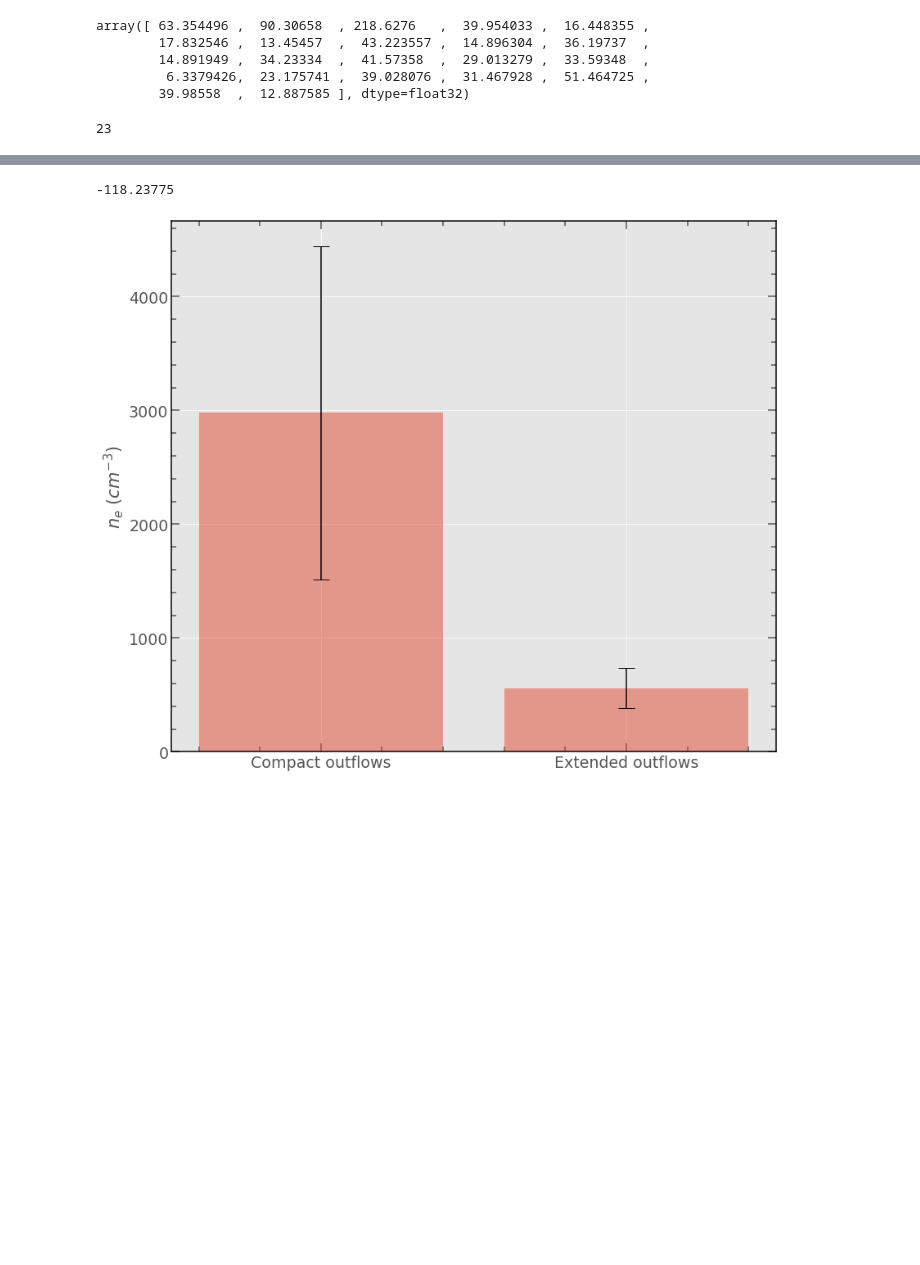
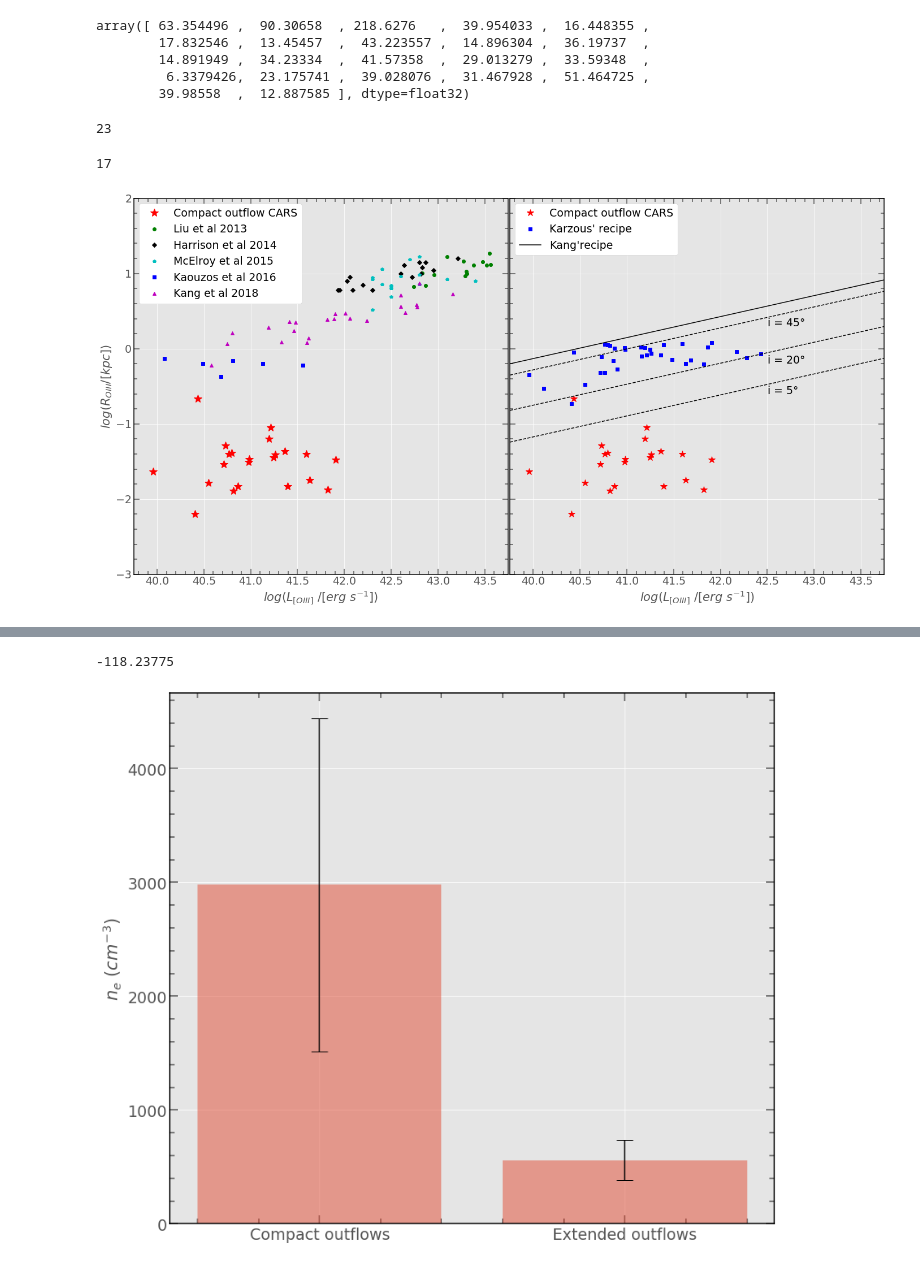
Before and after one commit to astrmainak/mainaksingha1, a Jupyter notebook: Result Plots Paper 1.ipynb, the cells around one changed output, grey strips where cells are left out. Drawn from its saved outputs; the diff is of its cells as text; code cells hidden in the pictures; blank space fills up the shorter version.

```diff
--- a/Result Plots Paper 1.ipynb
+++ b/Result Plots Paper 1.ipynb
@@ -222,6 +220,12 @@ len(log_L_OIII_kang_raw)
 # %%
 log_L_OIII_karouzos_raw = np.array([40.08,41.56,40.81,40.68,41.13,40.49])
 offset_wing_karouzos_raw = np.array([0.74,0.60,0.69,0.43,0.63,0.64])
+# %%
+log_L_OIII_mcelroy_raw = np.array([42.3,42.5,42.5,42.8,42.4,42.8,42.3,42.7,42.4,43.4,42.8,42.6,42.5,42.3,43.1,42.5,42.5])
+offset_wing_mcelroy_raw = np.array([3.3,6.9,6.3,9.6,7.2,16.6,8.8,15.2,11.4,8.0,7.1,9.2,6.7,8.3,8.3,4.9,6.3])
+len(offset_wing_mcelroy_raw)
+# %% [output]
+17
 # %%
 a = (offset_wing_kang/1000)
 b = np.log10(a)
@@ -261,3 +268,55 @@ p = np.log10(o)
+# %%
+from matplotlib import gridspec
+
+plt.rcParams['axes.linewidth'] = 1.5
+plt.rcParams['axes.edgecolor'] = 'k'
+gs = gridspec.GridSpec(2,1, width_ratios=[1],height_ratios=[1,1])
+
+fig = plt.figure(figsize=(20,11))
+ax1 = fig.add_axes([0.06, 0.1, 0.46, 0.84]) # main axes
+ax2 = fig.add_axes([0.522, 0.1, 0.46, 0.84]) # main axes
+
+plt.setp(ax2.get_yticklabels(), visible=False)
+
+ax1.plot(compact_log_L_OIII_CARS,d,'r*',ms=15,label='Compact outflow CARS')
+ax1.plot(log_L_OIII_liu,l,'go',label='Liu et al 2013')
+ax1.plot(log_L_OIII_harrison,j,'kD',label='Harrison et al 2014')
+ax1.plot(log_L_OIII_mcelroy_raw,r,'cp',label='McElroy et al 2015')
+ax1.plot(log_L_OIII_karouzos_raw,p,'bs',label='Kaouzos et al 2016')
+ax1.plot(log_L_OIII_kang_raw,n,'m^',label='Kang et al 2018')
+ax1.set_xlabel('$log(L_{[OIII]}\  /[erg\ s^{-1}]$)',fontsize=21)
+ax1.set_ylabel(r'$log(R_{OIII}/[kpc])$', fontsize=21)
+ax1.tick_params(axis='both',which='both',direction='in',width=1.5,labelsize=19)
+ax1.tick_params(axis='both',which='major',direction='in',width=1.5,bottom=True,left=True,right=True,top=True,length=10)
+ax1.tick_params(axis='both',which='minor',direction='in',width=1.5,bottom=True,left=True,right=True,top=True,length=6)
+ax1.minorticks_on()
+ax1.legend(facecolor='white', framealpha=1, fontsize=19, loc='upper left')
+ax1.set_ylim(-3,2)
+ax1.set_xlim(39.75,43.75)
+
+ax2.plot(compact_log_L_OIII_CARS,d,'r*',ms=12,label='Compact outflow CARS')
+#ax1.plot(log_L_OIII_liu,l,'go',label='Liu et al 2013')
+#ax1.plot(log_L_OIII_harrison,j,'kD',label='Harrison et al 2014')
+ax2.plot(log_L_OIII_CARS,f,'bs',label="Karzous' recipe")
+ax2.plot(log_L_OIII,b,'k-',label="Kang'recipe")
+ax2.plot(log_L_OIII,b1,'k--')#,label='Kang et al 2018 5 degree inclination')
+ax2.plot(log_L_OIII,b2,'k--')#,label='Kang et al 2018 30 degree inclination')
+ax2.plot(log_L_OIII,b3,'k--')#,label='Kang et al 2018 45 degree inclination')
+ax2.set_xlabel('$log(L_{[OIII]}\  /[erg\ s^{-1}]$)',fontsize=21)
+ax2.annotate(r'i = $45\degree$',xy=(42.5,0.26),xytext=(42.5,0.3),fontsize=19)
+ax2.annotate(r'i = $20\degree$',xy=(42.5,-0.26),xytext=(42.5,-0.2),fontsize=19)
+ax2.annotate(r'i = $5\degree$',xy=(42.5,-0.66),xytext=(42.5,-0.6),fontsize=19)
+ax2.tick_params(axis='both',which='both',direction='in',width=1.5,labelsize=19)
+ax2.tick_params(axis='both',which='major',direction='in',width=1.5,bottom=True,left=True,right=True,top=True,length=10)
+ax2.tick_params(axis='both',which='minor',direction='in',width=1.5,bottom=True,left=True,right=True,top=True,length=6)
+ax2.minorticks_on()
+ax2.legend(facecolor='white', framealpha=1, fontsize=19, loc='upper left')
+ax2.set_ylim(-3,2)
+ax2.set_xlim(39.75,43.75)
+
+fig.savefig('/home/rickeythecat/Downloads/Outflow_paper1/outflow_size.png',overwrite=True)
+# %% [output]
+[figure, added]
 # %%
 plt.rcParams['axes.linewidth'] = 1.5
 plt.rcParams['axes.edgecolor'] = 'k'
```
Also changed, not shown: parts of 18 cells of this notebook.
